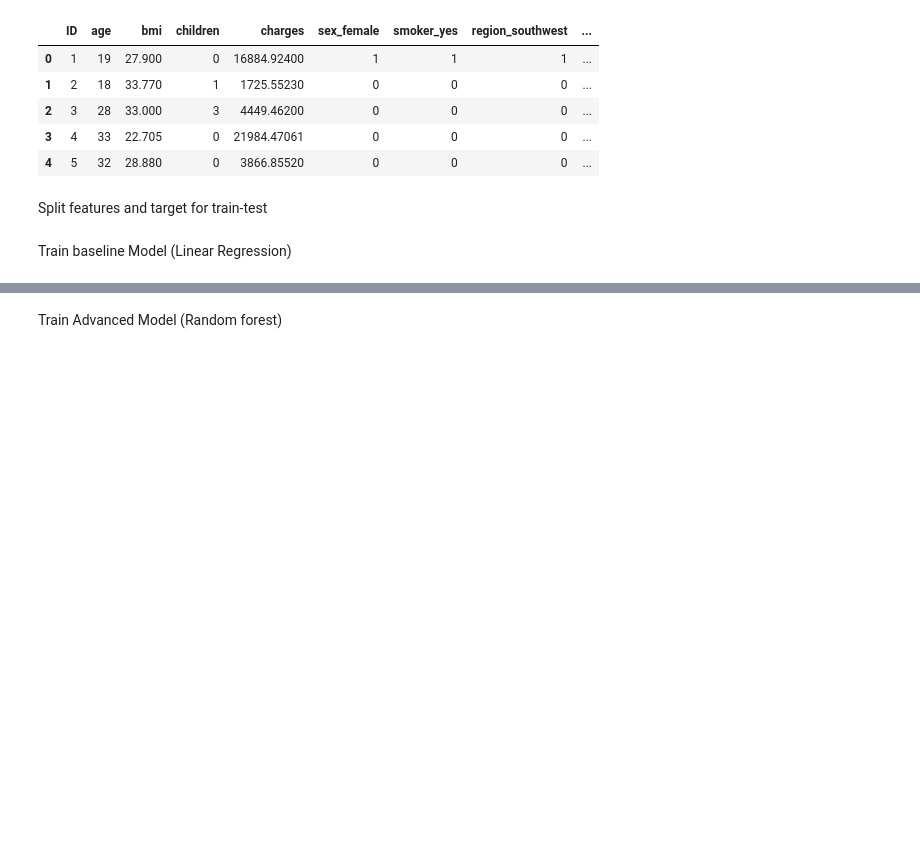
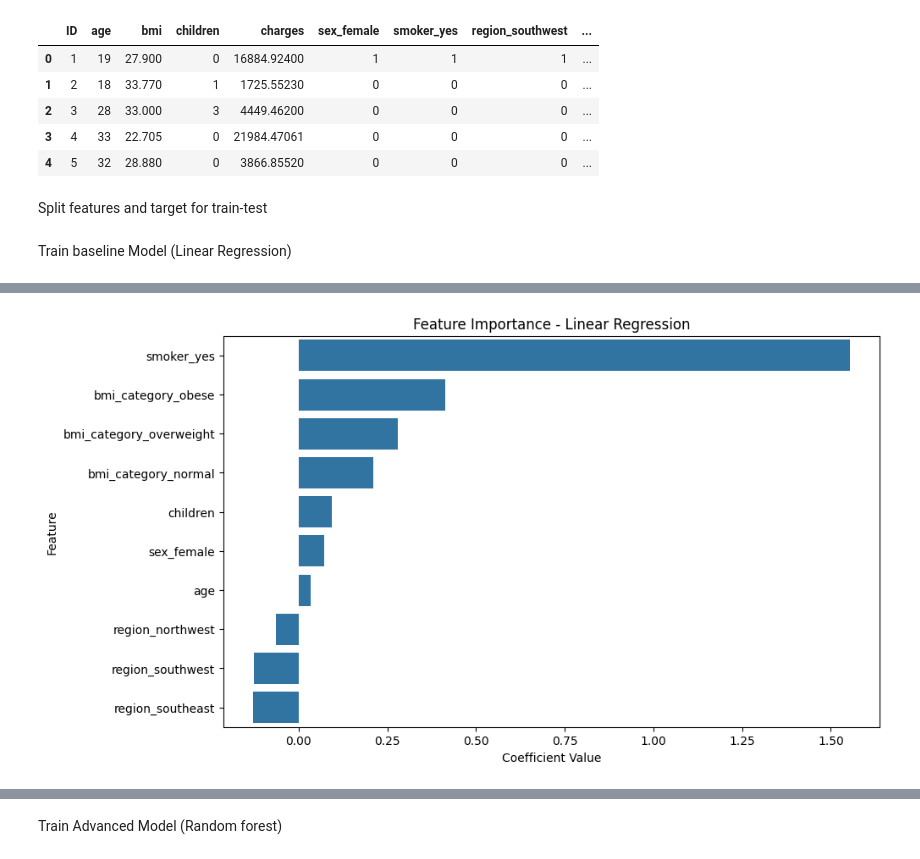
Before and after one commit to ka-kwok/Hackathon2Team1Project-Health-Insurance-Analysis, a Jupyter notebook: jupyter_notebooks/Prediction_test.ipynb, the cells around one changed output, grey strips where cells are left out. Drawn from its saved outputs; the diff is of its cells as text; code cells hidden in the pictures; blank space fills up the shorter version.

```diff
--- a/jupyter_notebooks/Prediction_test.ipynb
+++ b/jupyter_notebooks/Prediction_test.ipynb
@@ -117,0 +118,15 @@ R²: 0.7822407047860556
+# %%
+# create feature importance function for linear regression
+def plot_feature_importance(model, feature_names):
+    importance = model.coef_
+    feature_importance = pd.Series(importance, index=feature_names).sort_values(ascending=False)
+
+    plt.figure(figsize=(10, 6))
+    sns.barplot(x=feature_importance.values, y=feature_importance.index)
+    plt.title("Feature Importance - Linear Regression")
+    plt.xlabel("Coefficient Value")
+    plt.ylabel("Feature")
+    plt.show()
+plot_feature_importance(lin_model, X.columns)
+# %% [output]
+[figure, added]
```
Also changed, not shown: parts of 10 cells of this notebook, 2 other files.
